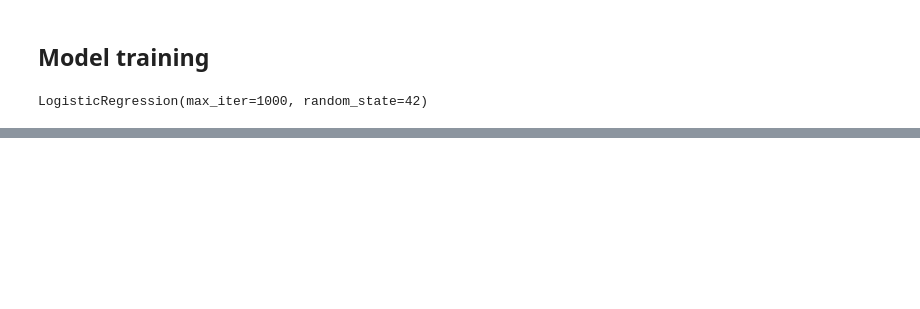
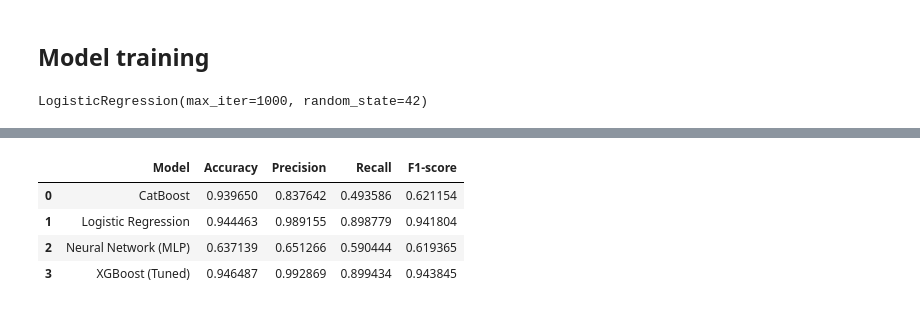
Before and after one commit to avirni5259/medical-no-show, a Jupyter notebook: Project.ipynb, the cells around one changed output, grey strips where cells are left out. Drawn from its saved outputs; the diff is of its cells as text; code cells hidden in the pictures; blank space fills up the shorter version.

```diff
--- a/Project.ipynb
+++ b/Project.ipynb
@@ -510,0 +641,38 @@ Confusion Matrix:
+# %%
+# --- Track training metrics (accuracy, precision, recall, f1) for each model ---
+from sklearn.metrics import accuracy_score, precision_score, recall_score, f1_score
+
+# CatBoost train predictions (probability-based, on original train_pool)
+y_pred_prob_cat_train = cat.predict_proba(train_pool)[:, 1]
+y_pred_cat_train = (y_pred_prob_cat_train >= 0.5).astype(int)
+
+# Prepare predictions for train set for each model
+train_preds = {
+    'CatBoost': y_pred_cat_train,
+    'Logistic Regression': model.predict(X_train),
+    'Neural Network (MLP)': (mlp.predict(X_train).ravel() >= 0.5).astype(int),
+    'XGBoost (Tuned)': best_xgb.predict(X_train)
+}
+
+# Prepare true labels for each model (CatBoost uses pre-resample, others use y_train)
+train_true = {
+    'CatBoost': y.loc[train_idx_pre_resample],
+    'Logistic Regression': y_train,
+    'Neural Network (MLP)': y_train,
+    'XGBoost (Tuned)': y_train
+}
+
+# Calculate metrics for train set
+train_metrics = {'Model': [], 'Accuracy': [], 'Precision': [], 'Recall': [], 'F1-score': []}
+for model in train_preds:
+    preds = train_preds[model]
+    true = train_true[model]
+    train_metrics['Model'].append(model)
+    train_metrics['Accuracy'].append(accuracy_score(true, preds))
+    train_metrics['Precision'].append(precision_score(true, preds))
+    train_metrics['Recall'].append(recall_score(true, preds))
+    train_metrics['F1-score'].append(f1_score(true, preds))
+
+train_metrics_df = pd.DataFrame(train_metrics)
+print('Train Metrics Table:')
+print(train_metrics_df)
@@ -510,0 +694,8 @@ Confusion Matrix:
+# %%
+train_metrics_df
+# %% [output]
+|  | Model | Accuracy | Precision | Recall | F1-score |
+| 0 | CatBoost | 0.939650 | 0.837642 | 0.493586 | 0.621154 |
+| 1 | Logistic Regression | 0.944463 | 0.989155 | 0.898779 | 0.941804 |
+| 2 | Neural Network (MLP) | 0.637139 | 0.651266 | 0.590444 | 0.619365 |
+| 3 | XGBoost (Tuned) | 0.946487 | 0.992869 | 0.899434 | 0.943845 |
```
Also changed, not shown: parts of 12 cells of this notebook, 8 other files.
